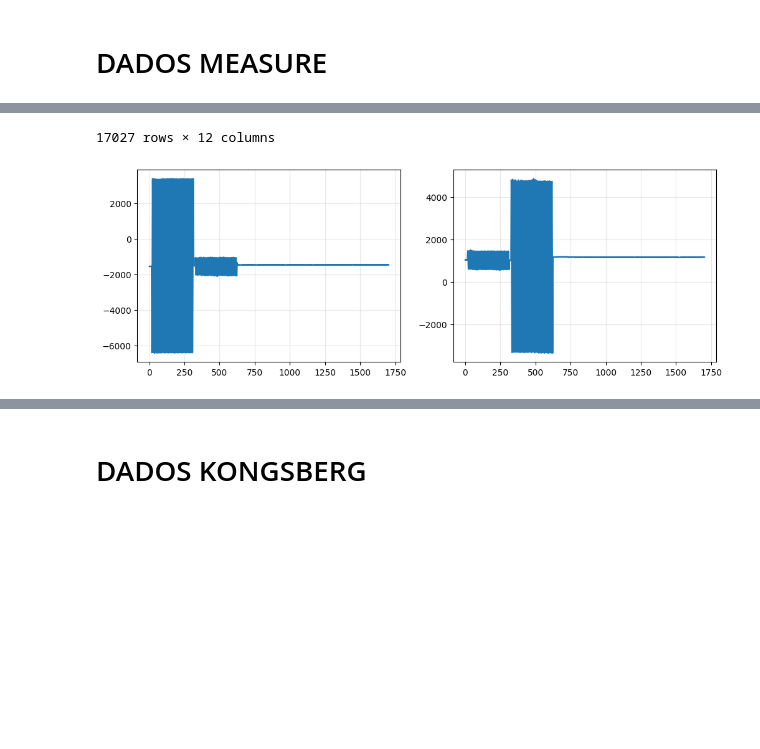
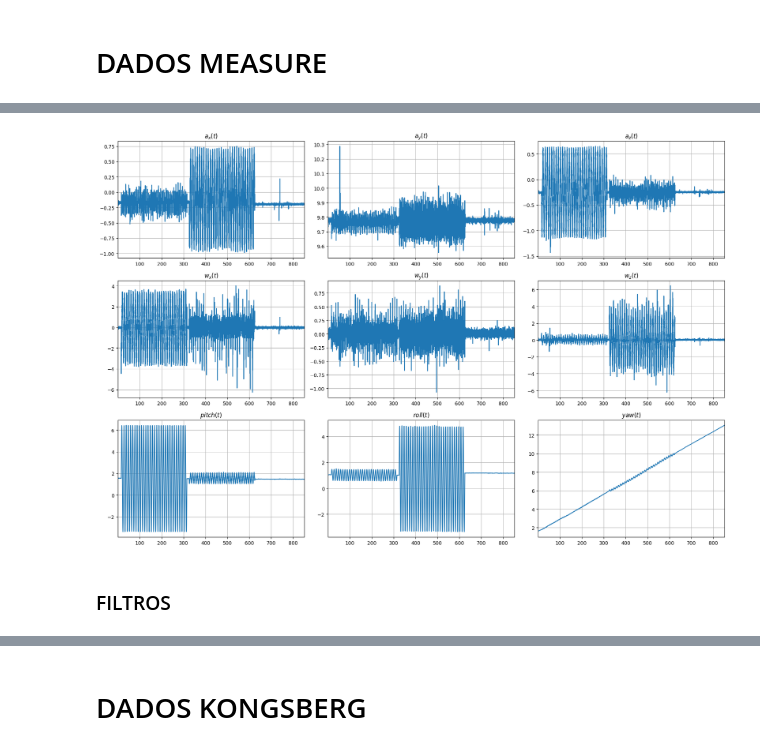
Before and after one commit to KlaussMarchi/MRU, a Jupyter notebook: Calibration2/Format/Analysis.ipynb, the cells around one changed output, grey strips where cells are left out. Cells and saved outputs as stored; diff of their text form; code cells hidden in the pictures; blank space fills up the shorter version.

```diff
--- a/Calibration2/Format/Analysis.ipynb
+++ b/Calibration2/Format/Analysis.ipynb
@@ -14,11 +49,32 @@ test
 # %% [markdown]
 # DADOS MEASURE
+# %%
+def switchColumns(df, column1, column2):
+    df[[column1, column2]] = df[[column2, column1]]
+    return df
+
+def convertAxis(df):
+    g_mpss = 9.80665
+
+    for col in ['ax', 'ay', 'az']:
+        df[col] = (df[col] / 1000000.0) * g_mpss
+
+    for col in ['wx', 'wy', 'wz']:
+        df[col] = df[col] / 100000.0
+
+    for col in ['pitch', 'roll', 'yaw']:
+        df[col] = df[col] / 1000.0
+
+    return df
 # %%
 df_target = pd.read_csv(f'files/test{test}/target/data.csv')
-plt.figure(figsize=(12, 4))
-plt.subplot(1, 2, 1)
-plt.plot(df_target.time, df_target.pitch); plt.grid(alpha=.3)
-plt.subplot(1, 2, 2)
-plt.plot(df_target.time, df_target.roll); plt.grid(alpha=.3)
-df_target
+df_target = convertAxis(df_target)
+
+df_target = switchColumns(df_target, 'wy', 'wz')
+df_target = switchColumns(df_target, 'ay', 'az')
+
+df_target['pitch'] = -df_target['pitch']
+df_target['wy']    = -df_target['wy']
+
+plotAll(df_target, limits=(0, 0.5))
 # %% [output]
@@ -37,2 +81,3 @@ df_target
-17027 rows × 12 columns
-[figure, old version]
+[figure, new version]
+# %% [markdown]
+### FILTROS
```
Also changed, not shown: parts of 10 cells of this notebook, 18 other files.
